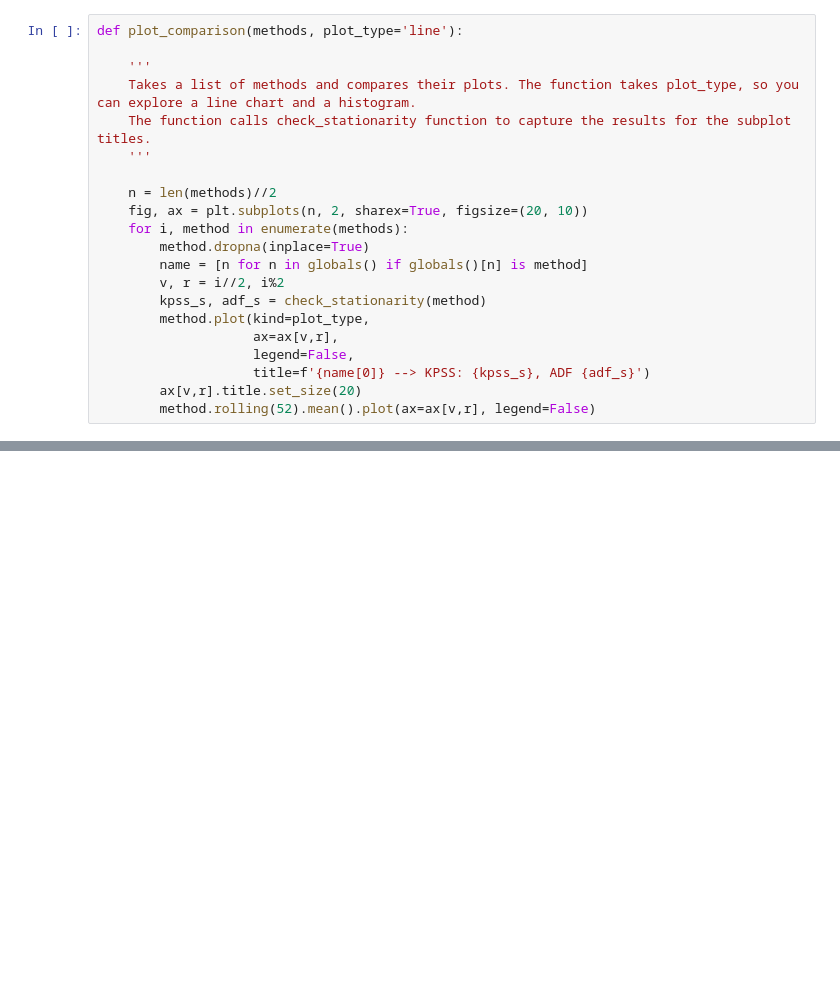
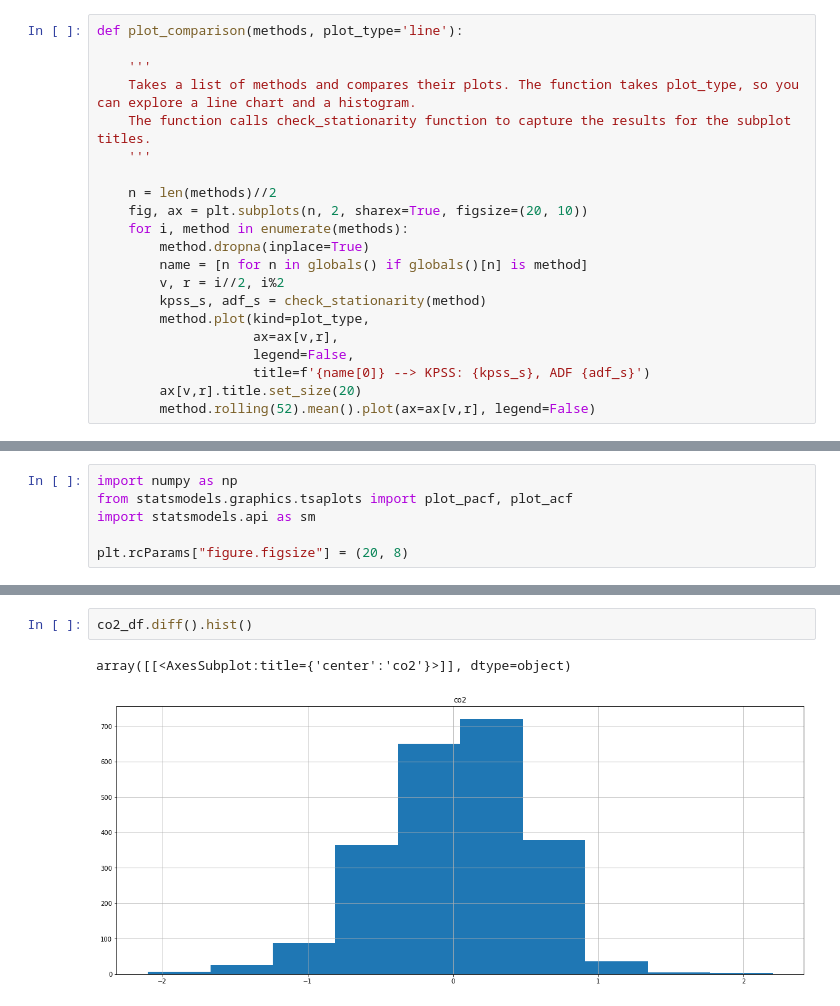
Before and after one commit to raadlak/Time-Series-Analysis-Forecasting, a Jupyter notebook: TimeSeriesAnalysis_Python.ipynb, the cells around one changed output, grey strips where cells are left out. Cells and saved outputs as stored; diff of their text form; blank space fills up the shorter version.

```diff
--- a/TimeSeriesAnalysis_Python.ipynb
+++ b/TimeSeriesAnalysis_Python.ipynb
@@ -2590,0 +2718,6 @@ def plot_comparison(methods, plot_type='line'):
+# %%
+import numpy as np
+from statsmodels.graphics.tsaplots import plot_pacf, plot_acf
+import statsmodels.api as sm
+
+plt.rcParams["figure.figsize"] = (20, 8)
@@ -2590,0 +2774,5 @@ def plot_comparison(methods, plot_type='line'):
+# %%
+co2_df.diff().hist()
+# %% [output]
+array([[<AxesSubplot:title={'center':'co2'}>]], dtype=object)
+[figure, added]
```
Also changed, not shown: parts of 146 cells of this notebook, 45 other files.
